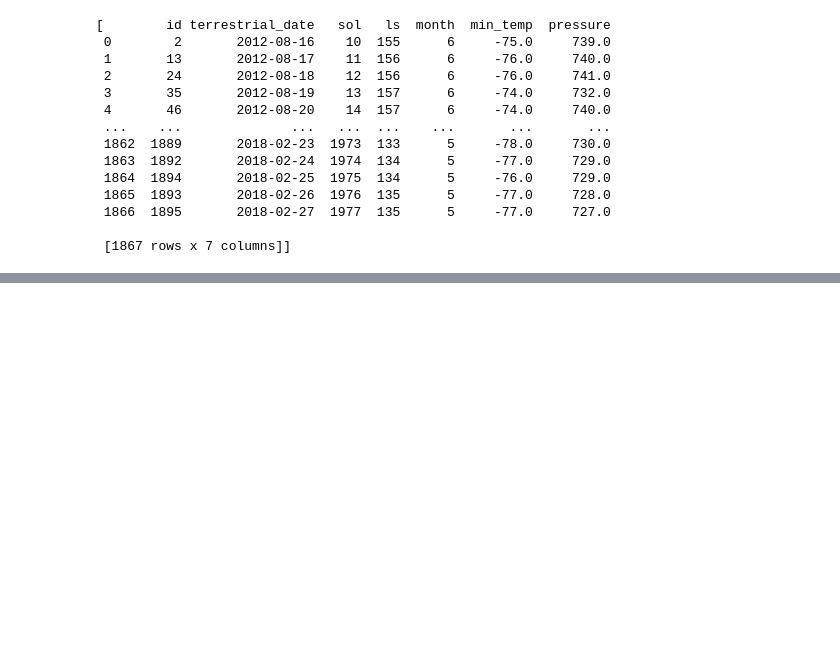
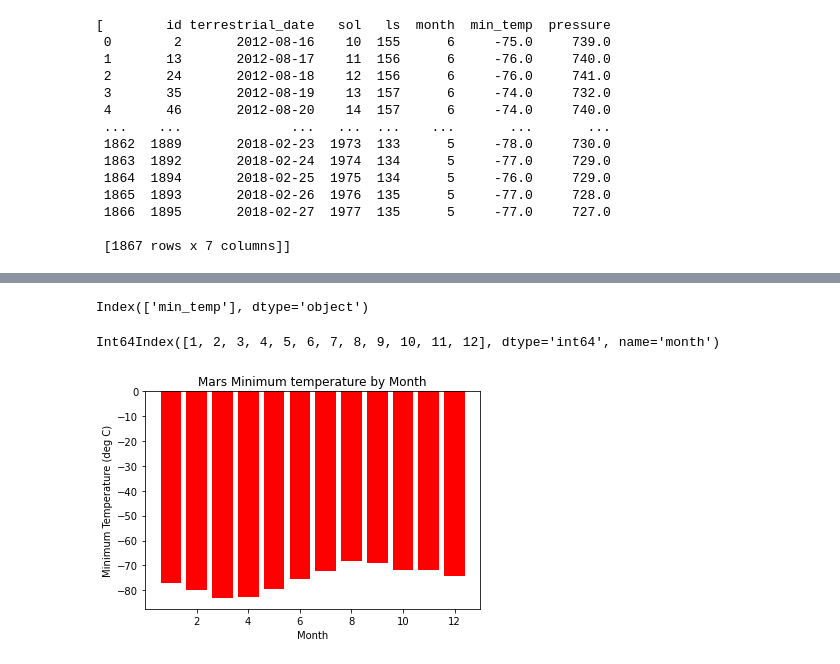
Before and after one commit to RexBas90/Mission-to-Mars, a Jupyter notebook: mars_data_challenge_part_2.ipynb, the cells around one changed output, grey strips where cells are left out. Drawn from its saved outputs; the diff is of its cells as text; code cells hidden in the pictures; blank space fills up the shorter version.

Commit message:
Upload of Mars Data analysis jupyter notebook, figures, and Mars Data csv file

```diff
--- a/mars_data_challenge_part_2.ipynb
+++ b/mars_data_challenge_part_2.ipynb
@@ -176,0 +207,4 @@ mars_df
+# %%
+# Use pandas.to_datetime() to convert string to datetime format
+mars_df['terrestrial_date'] = pd.to_datetime(mars_df['terrestrial_date'])
+mars_df.dtypes
@@ -176,0 +220,4 @@ mars_df
+# %%
+# Find the average minimum temperatue in each month on Mars and save into a dataframe
+min_temp_df = pd.DataFrame(mars_df.groupby('month')['min_temp'].mean())
+min_temp_df
@@ -176,0 +256,10 @@ mars_df
+# %%
+# Inspect columns
+min_temp_df.columns
+# %% [output]
+Index(['min_temp'], dtype='object')
+# %%
+# Inspect index
+min_temp_df.index
+# %% [output]
+Int64Index([1, 2, 3, 4, 5, 6, 7, 8, 9, 10, 11, 12], dtype='int64', name='month')
@@ -176,0 +268,16 @@ mars_df
+# %%
+# save dataframe index to x_axis and min_temp column to y_axis
+x_axis = min_temp_df.index
+y_axis = min_temp_df['min_temp']
+# %%
+# Create the plot.
+plt.bar(x_axis, y_axis, color="red", label="")
+# Create labels for the x and y axes.
+plt.xlabel("Month")
+plt.ylabel("Minimum Temperature (deg C)")
+# Create a title.
+plt.title("Mars Minimum temperature by Month")
+plt.savefig("analysis/Fig1.png")
+plt.show()
+# %% [output]
+[figure, added]
```
Also changed, not shown: parts of 26 cells of this notebook, 3 other files.
